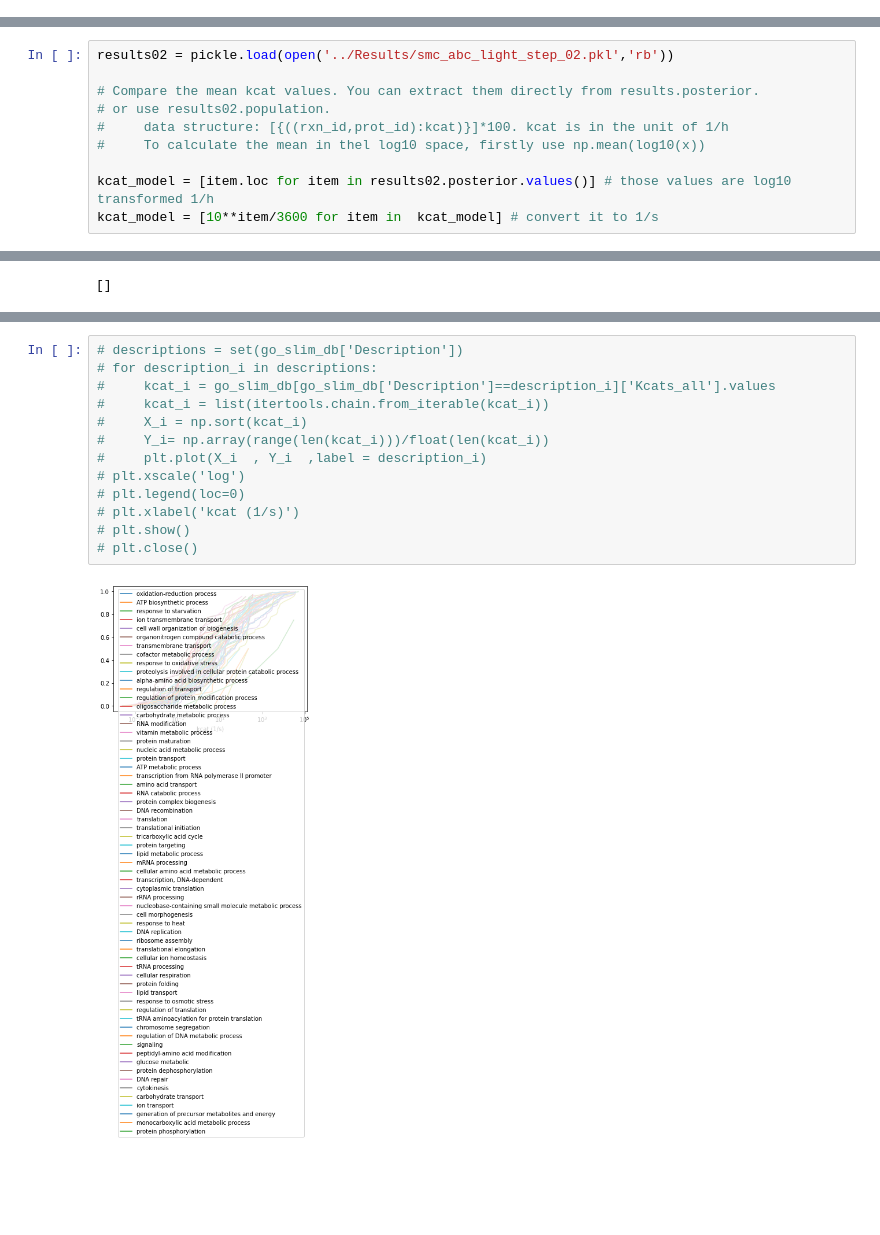
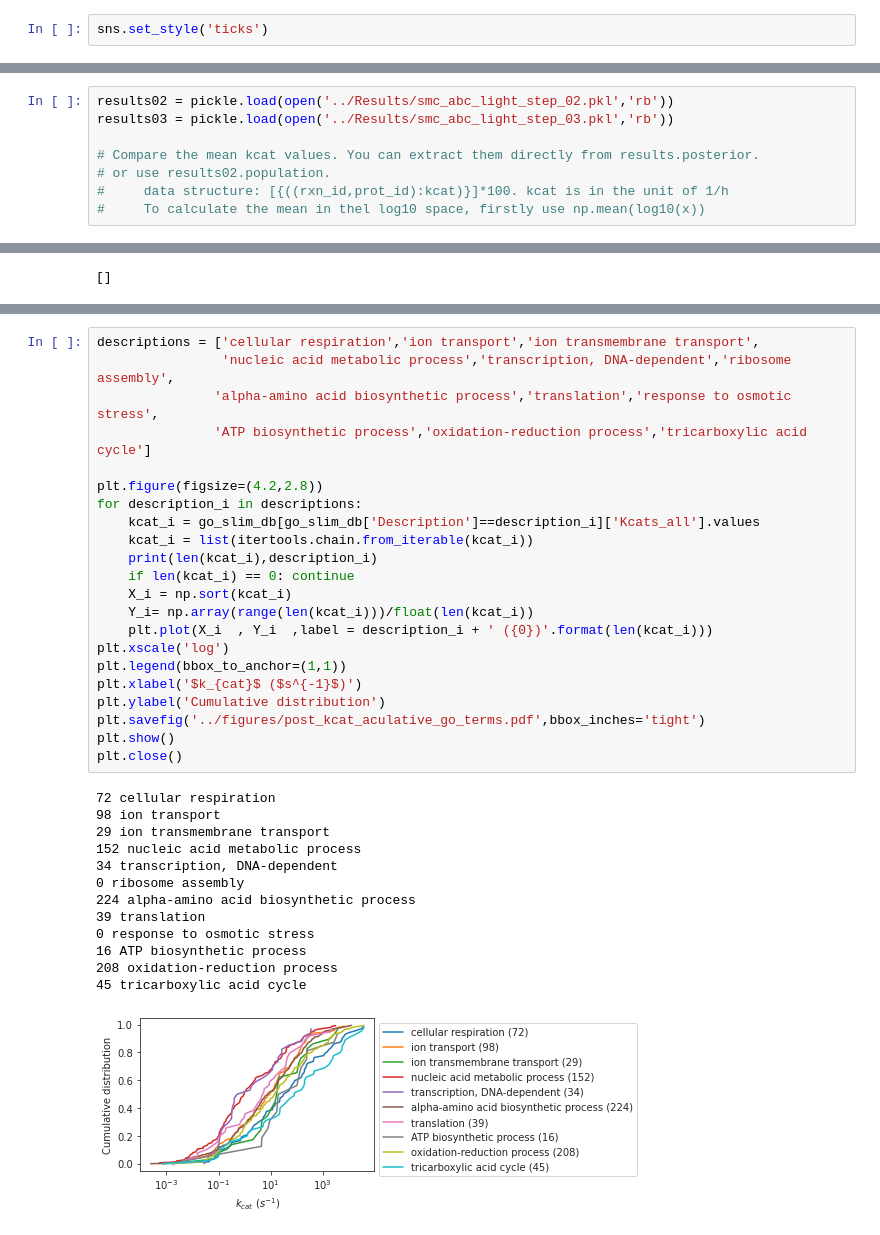
Before and after one commit to SysBioChalmers/Halo-GEM, a Jupyter notebook: ComplementaryScripts/EnzymeConstrainedModelRecon/Scripts/enzyme_distributions.ipynb, the cells around one changed output, grey strips where cells are left out. Saved outputs shown, nothing was run; the diff lists cells and outputs as text; blank space fills up the shorter version.

```diff
--- a/ComplementaryScripts/EnzymeConstrainedModelRecon/Scripts/enzyme_distributions.ipynb
+++ b/ComplementaryScripts/EnzymeConstrainedModelRecon/Scripts/enzyme_distributions.ipynb
@@ -10,2 +11,4 @@ sys.path.insert(0, '/Users/lhao/Documents/Git/py_Halo-GEM/ecpy')
+# %%
+sns.set_style('ticks')
 # %%
 from curate_kcat_light_goslim_asc_step02 import *
@@ -12,10 +75,8 @@ from curate_kcat_light_goslim_asc_step02 import *
 # %%
 results02 = pickle.load(open('../Results/smc_abc_light_step_02.pkl','rb'))
+results03 = pickle.load(open('../Results/smc_abc_light_step_03.pkl','rb'))
 
 # Compare the mean kcat values. You can extract them directly from results.posterior.
 # or use results02.population.
 #     data structure: [{((rxn_id,prot_id):kcat)}]*100. kcat is in the unit of 1/h
 #     To calculate the mean in thel log10 space, firstly use np.mean(log10(x))
-
-kcat_model = [item.loc for item in results02.posterior.values()] # those values are log10 transformed 1/h
-kcat_model = [10**item/3600 for item in  kcat_model] # convert it to 1/s
@@ -162,15 +185,36 @@ plt.close()
 # %%
-# descriptions = set(go_slim_db['Description'])
-# for description_i in descriptions:
-#     kcat_i = go_slim_db[go_slim_db['Description']==description_i]['Kcats_all'].values
-#     kcat_i = list(itertools.chain.from_iterable(kcat_i))
-#     X_i = np.sort(kcat_i)
-#     Y_i= np.array(range(len(kcat_i)))/float(len(kcat_i))
-#     plt.plot(X_i  , Y_i  ,label = description_i)
-# plt.xscale('log')
-# plt.legend(loc=0)
-# plt.xlabel('kcat (1/s)')
-# plt.show()
-# plt.close()
+descriptions = ['cellular respiration','ion transport','ion transmembrane transport',
+                'nucleic acid metabolic process','transcription, DNA-dependent','ribosome assembly',
+               'alpha-amino acid biosynthetic process','translation','response to osmotic stress',
+               'ATP biosynthetic process','oxidation-reduction process','tricarboxylic acid cycle']
+
+plt.figure(figsize=(4.2,2.8))
+for description_i in descriptions:
+    kcat_i = go_slim_db[go_slim_db['Description']==description_i]['Kcats_all'].values
+    kcat_i = list(itertools.chain.from_iterable(kcat_i))
+    print(len(kcat_i),description_i)
+    if len(kcat_i) == 0: continue
+    X_i = np.sort(kcat_i)
+    Y_i= np.array(range(len(kcat_i)))/float(len(kcat_i))
+    plt.plot(X_i  , Y_i  ,label = description_i + ' ({0})'.format(len(kcat_i)))
+plt.xscale('log')
+plt.legend(bbox_to_anchor=(1,1))
+plt.xlabel('$k_{cat}$ ($s^{-1}$)')
+plt.ylabel('Cumulative distribution')
+plt.savefig('../figures/post_kcat_aculative_go_terms.pdf',bbox_inches='tight')
+plt.show()
+plt.close()
 # %% [output]
+72 cellular respiration
+98 ion transport
+29 ion transmembrane transport
+152 nucleic acid metabolic process
+34 transcription, DNA-dependent
+0 ribosome assembly
+224 alpha-amino acid biosynthetic process
+39 translation
+0 response to osmotic stress
+16 ATP biosynthetic process
+208 oxidation-reduction process
+45 tricarboxylic acid cycle
-[figure, old version]
+[figure, new version]
```
Also changed, not shown: parts of 15 cells of this notebook.
